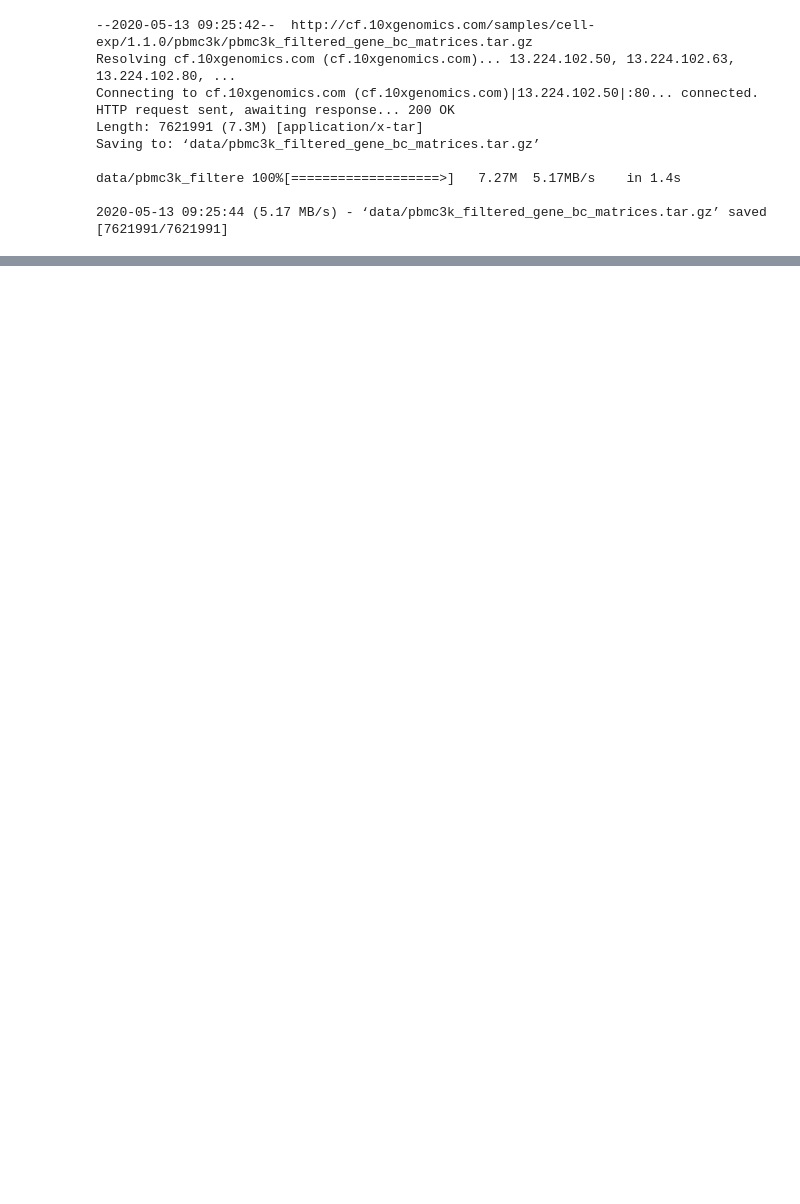
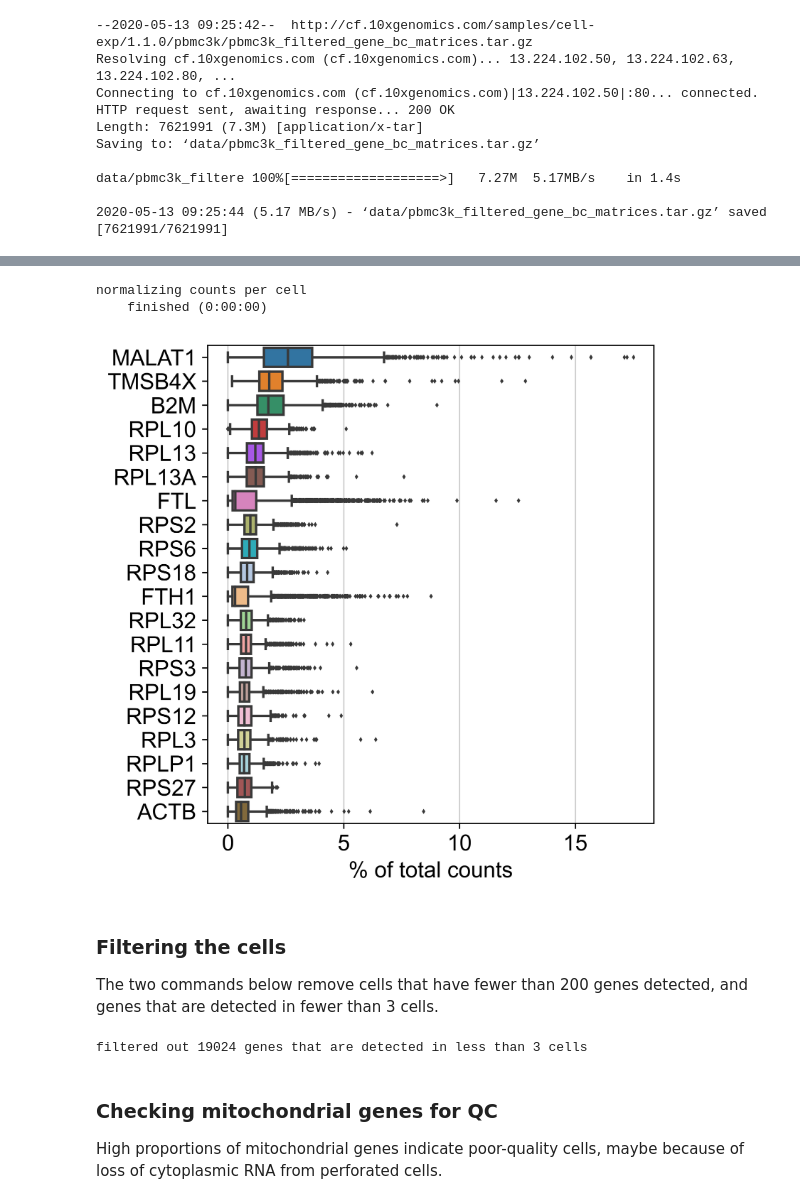
Before and after one commit to Accio/analysing-scRNAseq-with-scanpy-and-besca, a Jupyter notebook: preprocessing-clustering-3kPBMC-with-scanpy.ipynb, the cells around one changed output, grey strips where cells are left out. Drawn from its saved outputs; the diff is of its cells as text; code cells hidden in the pictures; blank space fills up the shorter version.

Commit message:
up to filtering highly variable genes

```diff
--- a/preprocessing-clustering-3kPBMC-with-scanpy.ipynb
+++ b/preprocessing-clustering-3kPBMC-with-scanpy.ipynb
@@ -21,0 +28,5 @@ data/pbmc3k_filtere 100%[===================>]   7.27M  5.17MB/s    in 1.4s
+# %%
+## verbosity setting: 0 for errors, 1 for warnings, 2 for info, and 3 for hitns
+sc.settings.verbosity = 3
+sc.logging.print_versions()
+sc.settings.set_figure_params(dpi=100)
@@ -21,0 +37,6 @@ data/pbmc3k_filtere 100%[===================>]   7.27M  5.17MB/s    in 1.4s
+# %%
+## read in annotated data
+adata = sc.read_10x_mtx(
+    './data/filtered_gene_bc_matrices/hg19', # the directory with the '.mtx' file
+    var_names='gene_symbols',                # use gene symbols as the variable names
+    cache=True)                              # write a cache file for fastter subsequent reading
@@ -21,0 +60,19 @@ data/pbmc3k_filtere 100%[===================>]   7.27M  5.17MB/s    in 1.4s
+# %%
+sc.pl.highest_expr_genes(adata, n_top=20, )
+# %% [output]
+normalizing counts per cell
+    finished (0:00:00)
+[figure, added]
+# %% [markdown]
+### Filtering the cells
+
+The two commands below remove cells that have fewer than 200 genes detected, and genes that are detected in fewer than 3 cells.
+# %%
+sc.pp.filter_cells(adata, min_genes=200)
+sc.pp.filter_genes(adata, min_cells=3)
+# %% [output]
+filtered out 19024 genes that are detected in less than 3 cells
+# %% [markdown]
+### Checking mitochondrial genes for QC
+
+High proportions of mitochondrial genes indicate poor-quality cells, maybe because of loss of cytoplasmic RNA from perforated cells.
```
Also changed, not shown: parts of 27 cells of this notebook.
